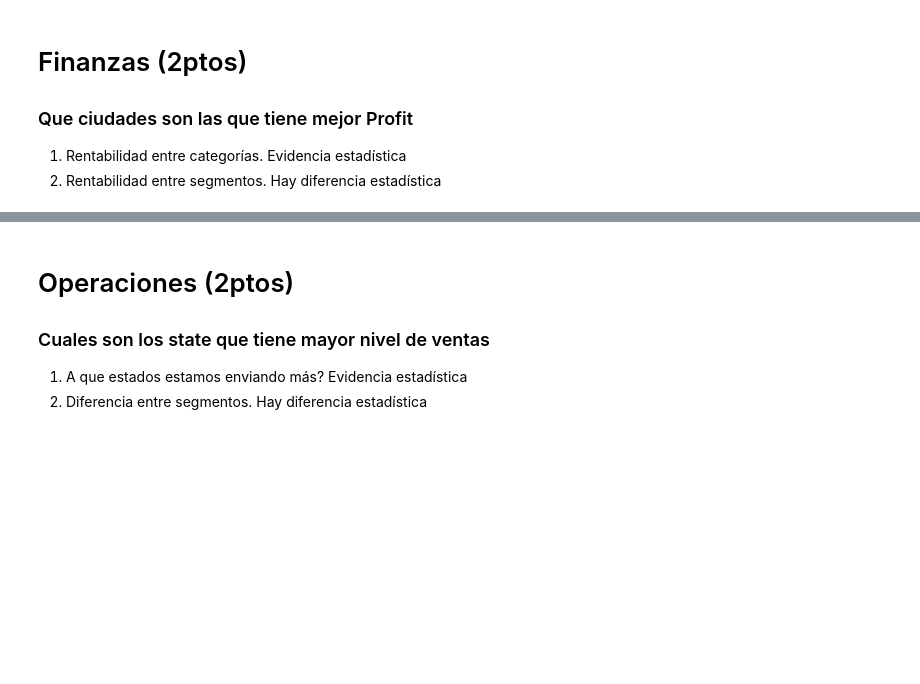
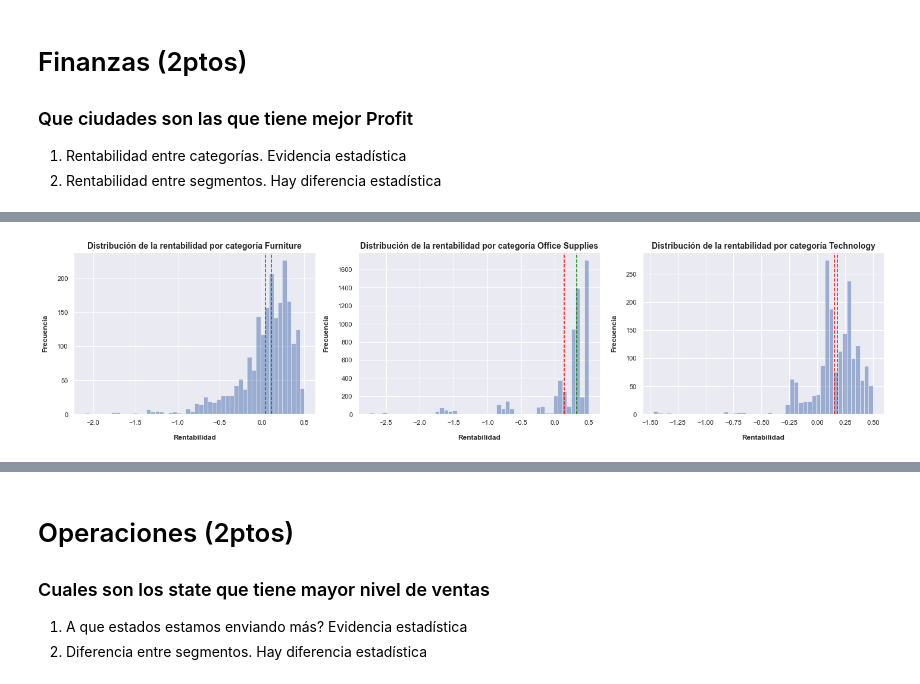
Before and after one commit to Franciscoletelier/UDP_BA, a Jupyter notebook: UDP_BA_Clase_06.ipynb, the cells around one changed output, grey strips where cells are left out. Drawn from its saved outputs; the diff is of its cells as text; code cells hidden in the pictures; blank space fills up the shorter version.

```diff
--- a/UDP_BA_Clase_06.ipynb
+++ b/UDP_BA_Clase_06.ipynb
@@ -487,0 +539,40 @@ ValueError: Shape of passed values is (9994, 2), indices imply (9994, 3)
+# %%
+# La otra opción es visualizar las distribuciones de las rentabilidades por categoría en gráficos distintos, a través de un histograma de matplotlib a través de un subplot de matplotlib, iterando por cada categoría a través de un for
+plt.figure(figsize=(20,5))
+plt.subplot(1,3,1)
+plt.hist(tmp_rent_categoria[tmp_rent_categoria['category']=='Furniture']['porcentaje_profit'], bins=50, alpha=0.5, label='Furniture')
+plt.title('Distribución de la rentabilidad por categoría Furniture', fontsize=14, fontweight='bold')
+plt.xlabel('Rentabilidad', fontsize=12, labelpad=15, fontweight='bold')
+plt.ylabel('Frecuencia', fontsize=12, labelpad=15, fontweight='bold')
+# Incluir la media y la mediana en el gráfico a través de líneas verticales
+plt.axvline(tmp_rent_categoria[tmp_rent_categoria['category']=='Furniture']['porcentaje_profit'].mean(), color='red', linestyle='--', linewidth=1.5)
+plt.axvline(tmp_rent_categoria[tmp_rent_categoria['category']=='Furniture']['porcentaje_profit'].median(), color='green', linestyle='--', linewidth=1.5)
+
+
+
+plt.subplot(1,3,2)
+plt.hist(tmp_rent_categoria[tmp_rent_categoria['category']=='Office Supplies']['porcentaje_profit'], bins=50, alpha=0.5, label='Office Supplies')
+plt.title('Distribución de la rentabilidad por categoría Office Supplies', fontsize=14, fontweight='bold')
+plt.xlabel('Rentabilidad', fontsize=12, labelpad=15, fontweight='bold')
+plt.ylabel('Frecuencia', fontsize=12, labelpad=15, fontweight='bold')
+# Incluir la media y la mediana en el gráfico a través de líneas verticales
+plt.axvline(tmp_rent_categoria[tmp_rent_categoria['category']=='Office Supplies']['porcentaje_profit'].mean(), color='red', linestyle='--', linewidth=1.5)
+plt.axvline(tmp_rent_categoria[tmp_rent_categoria['category']=='Office Supplies']['porcentaje_profit'].median(), color='green', linestyle='--', linewidth=1.5)
+
+
+plt.subplot(1,3,3)
+plt.hist(tmp_rent_categoria[tmp_rent_categoria['category']=='Technology']['porcentaje_profit'], bins=50, alpha=0.5, label='Technology')
+plt.title('Distribución de la rentabilidad por categoría Technology', fontsize=14, fontweight='bold')
+plt.xlabel('Rentabilidad', fontsize=12, labelpad=15, fontweight='bold')
+plt.ylabel('Frecuencia', fontsize=12, labelpad=15, fontweight='bold')
+# Incluir la media y la mediana en el gráfico a través de líneas verticales
+plt.axvline(tmp_rent_categoria[tmp_rent_categoria['category']=='Technology']['porcentaje_profit'].mean(), color='red', linestyle='--', linewidth=1.5)
+plt.axvline(tmp_rent_categoria[tmp_rent_categoria['category']=='Technology']['porcentaje_profit'].median(), color='green', linestyle='--', linewidth=1.5)
+
+
+
+plt.xticks(rotation=0)
+plt.tight_layout()
+plt.show();
+# %% [output]
+[figure, added]
```
Also changed, not shown: parts of 27 cells of this notebook, 2 other files.
